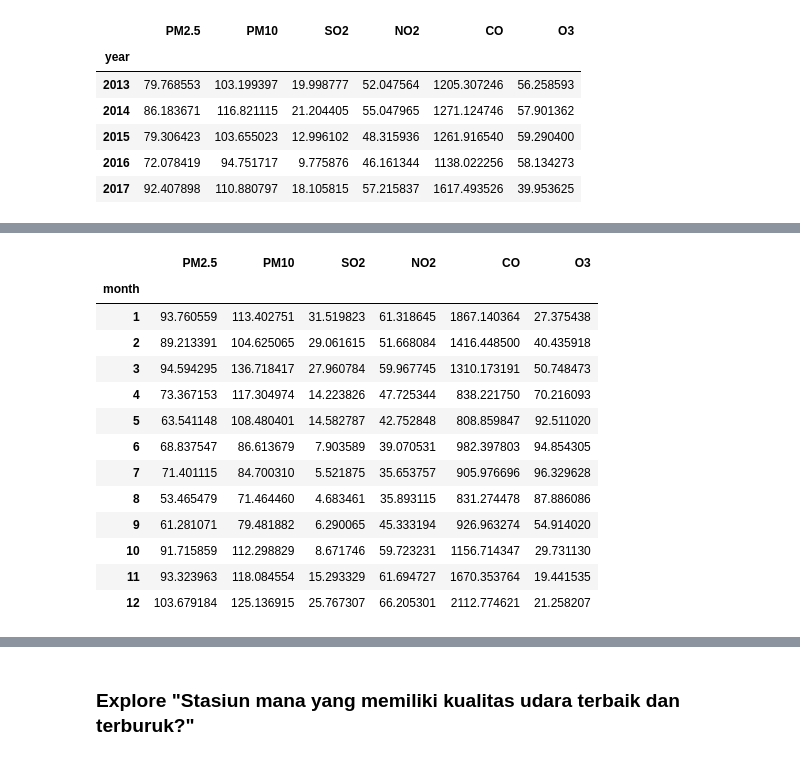
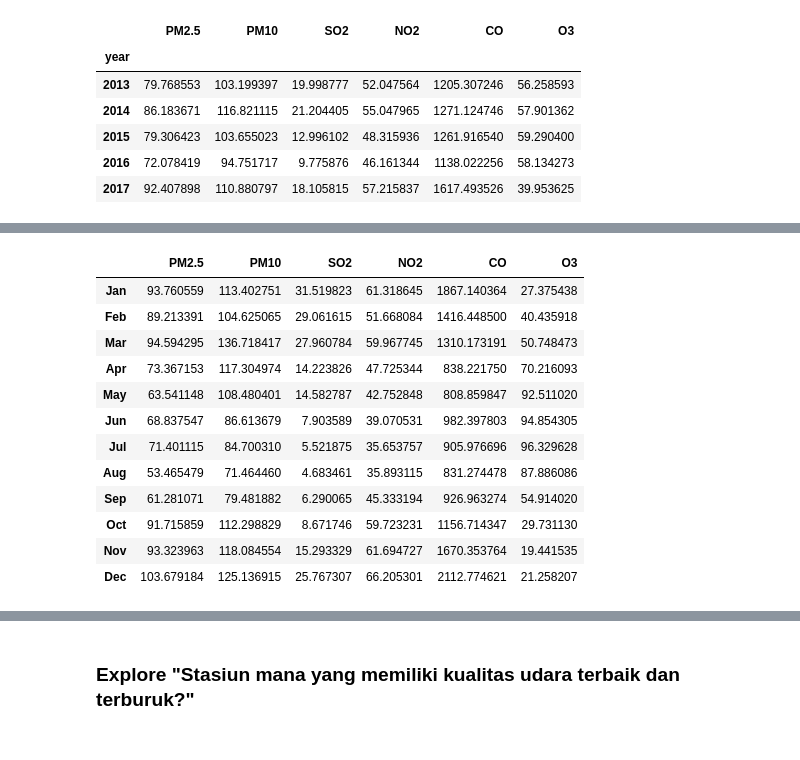
Before and after one commit to Aikonbyu/AirQualityDataAnalysis, a Jupyter notebook: Proyek_Analisis_Data.ipynb, the cells around one changed output, grey strips where cells are left out. Cells and saved outputs as stored; diff of their text form; code cells hidden in the pictures.

```diff
--- a/Proyek_Analisis_Data.ipynb
+++ b/Proyek_Analisis_Data.ipynb
@@ -987,18 +968,18 @@ O3    -0.763380 -0.336754 -0.270160 -0.704806 -0.939160  1.000000
 # %%
 air_quality_month = data_df.groupby("month").agg({"PM2.5": "mean", "PM10": "mean", "SO2": "mean", "NO2": "mean", "CO": "mean", "O3": "mean"})
+air_quality_month.index = ["Jan", "Feb", "Mar", "Apr", "May", "Jun", "Jul", "Aug", "Sep", "Oct", "Nov", "Dec"]
 air_quality_month
 # %% [output]
 |  | PM2.5 | PM10 | SO2 | NO2 | CO | O3 |
-| month |  |  |  |  |  |  |
-| 1 | 93.760559 | 113.402751 | 31.519823 | 61.318645 | 1867.140364 | 27.375438 |
-| 2 | 89.213391 | 104.625065 | 29.061615 | 51.668084 | 1416.448500 | 40.435918 |
-| 3 | 94.594295 | 136.718417 | 27.960784 | 59.967745 | 1310.173191 | 50.748473 |
-| 4 | 73.367153 | 117.304974 | 14.223826 | 47.725344 | 838.221750 | 70.216093 |
-| 5 | 63.541148 | 108.480401 | 14.582787 | 42.752848 | 808.859847 | 92.511020 |
-| 6 | 68.837547 | 86.613679 | 7.903589 | 39.070531 | 982.397803 | 94.854305 |
-| 7 | 71.401115 | 84.700310 | 5.521875 | 35.653757 | 905.976696 | 96.329628 |
-| 8 | 53.465479 | 71.464460 | 4.683461 | 35.893115 | 831.274478 | 87.886086 |
-| 9 | 61.281071 | 79.481882 | 6.290065 | 45.333194 | 926.963274 | 54.914020 |
-| 10 | 91.715859 | 112.298829 | 8.671746 | 59.723231 | 1156.714347 | 29.731130 |
-| 11 | 93.323963 | 118.084554 | 15.293329 | 61.694727 | 1670.353764 | 19.441535 |
-| 12 | 103.679184 | 125.136915 | 25.767307 | 66.205301 | 2112.774621 | 21.258207 |
+| Jan | 93.760559 | 113.402751 | 31.519823 | 61.318645 | 1867.140364 | 27.375438 |
+| Feb | 89.213391 | 104.625065 | 29.061615 | 51.668084 | 1416.448500 | 40.435918 |
+| Mar | 94.594295 | 136.718417 | 27.960784 | 59.967745 | 1310.173191 | 50.748473 |
+| Apr | 73.367153 | 117.304974 | 14.223826 | 47.725344 | 838.221750 | 70.216093 |
+| May | 63.541148 | 108.480401 | 14.582787 | 42.752848 | 808.859847 | 92.511020 |
+| Jun | 68.837547 | 86.613679 | 7.903589 | 39.070531 | 982.397803 | 94.854305 |
+| Jul | 71.401115 | 84.700310 | 5.521875 | 35.653757 | 905.976696 | 96.329628 |
+| Aug | 53.465479 | 71.464460 | 4.683461 | 35.893115 | 831.274478 | 87.886086 |
+| Sep | 61.281071 | 79.481882 | 6.290065 | 45.333194 | 926.963274 | 54.914020 |
+| Oct | 91.715859 | 112.298829 | 8.671746 | 59.723231 | 1156.714347 | 29.731130 |
+| Nov | 93.323963 | 118.084554 | 15.293329 | 61.694727 | 1670.353764 | 19.441535 |
+| Dec | 103.679184 | 125.136915 | 25.767307 | 66.205301 | 2112.774621 | 21.258207 |
```
Also changed, not shown: parts of 27 cells of this notebook, 1 other file.
